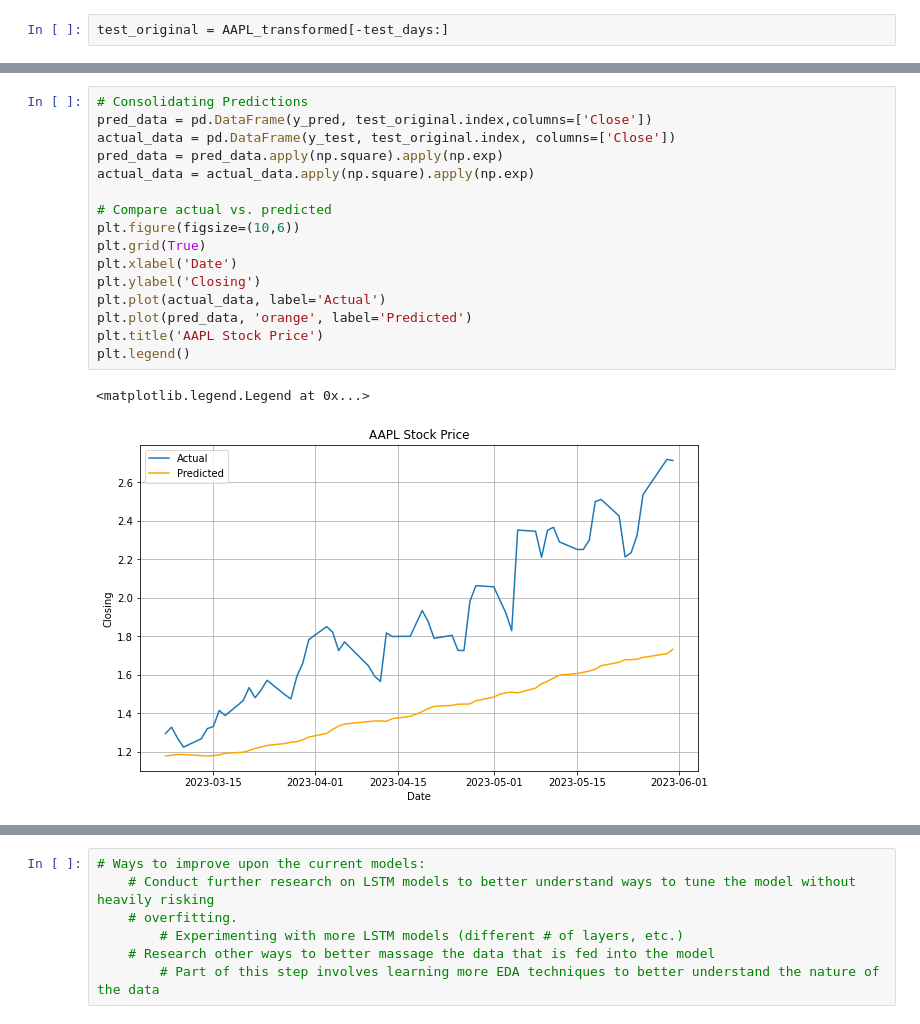
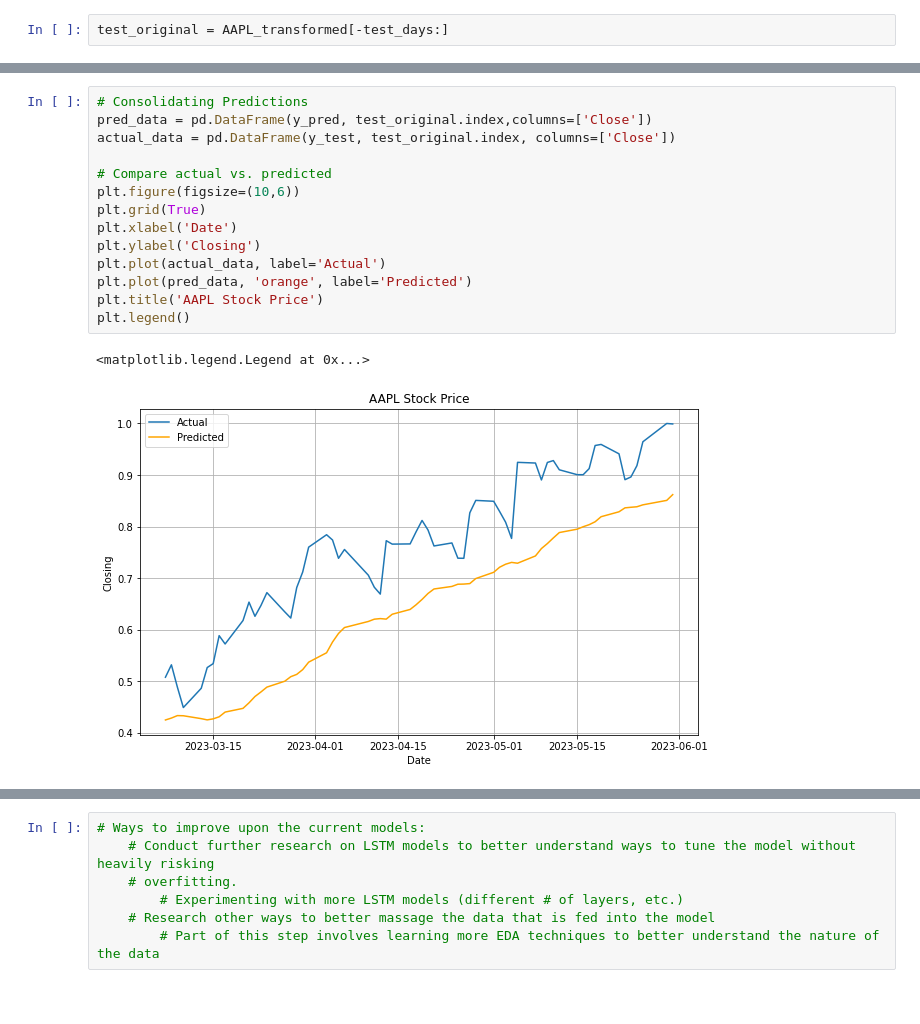
Before and after one commit to AbhijayPaturi/AAPLStockPricePredictionLSTM, a Jupyter notebook: AAPL Stock Price Prediction via LSTM.ipynb, the cells around one changed output, grey strips where cells are left out. Cells and saved outputs as stored; diff of their text form.

```diff
--- a/AAPL Stock Price Prediction via LSTM.ipynb
+++ b/AAPL Stock Price Prediction via LSTM.ipynb
@@ -1194,22 +1192,20 @@ y_pred = model.predict(X_test)
 # %%
 # Consolidating Predictions
 pred_data = pd.DataFrame(y_pred, test_original.index,columns=['Close'])
 actual_data = pd.DataFrame(y_test, test_original.index, columns=['Close'])
-pred_data = pred_data.apply(np.square).apply(np.exp)
-actual_data = actual_data.apply(np.square).apply(np.exp)
 
 # Compare actual vs. predicted
 plt.figure(figsize=(10,6))
 plt.grid(True)
 plt.xlabel('Date')
 plt.ylabel('Closing')
 plt.plot(actual_data, label='Actual')
 plt.plot(pred_data, 'orange', label='Predicted')
 plt.title('AAPL Stock Price')
 plt.legend()
 # %% [output]
 <matplotlib.legend.Legend at 0x...>
-[figure, old version]
+[figure, new version]
 # %%
 # Modified Bidirectional LSTM #1
 model = Sequential()
```
Also changed, not shown: parts of 23 cells of this notebook.
